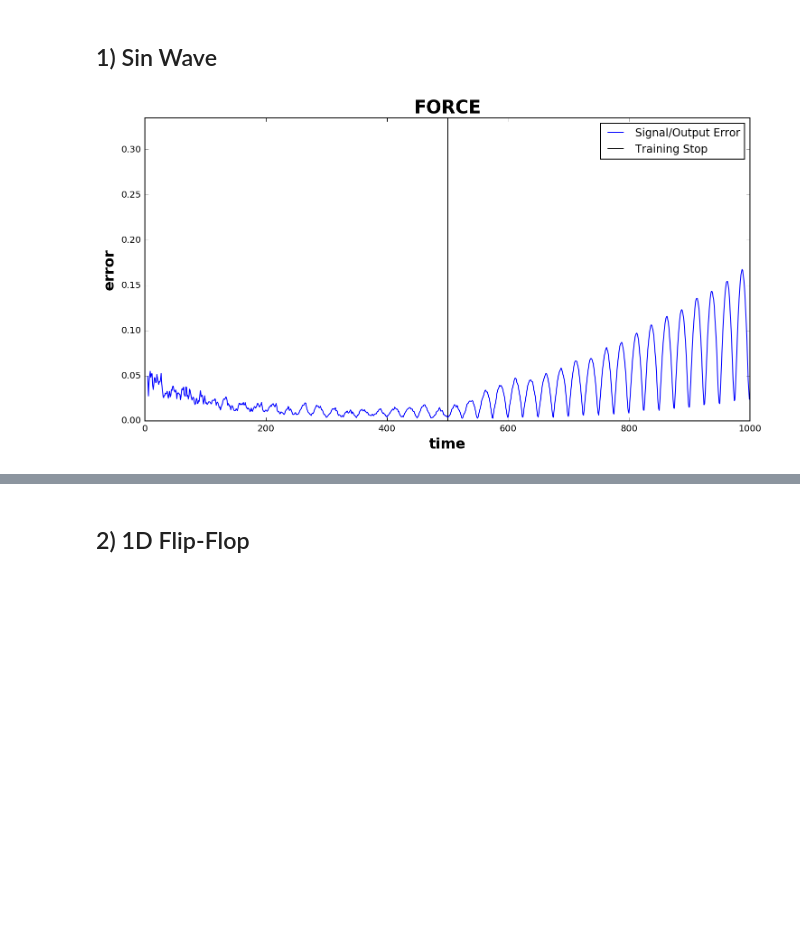
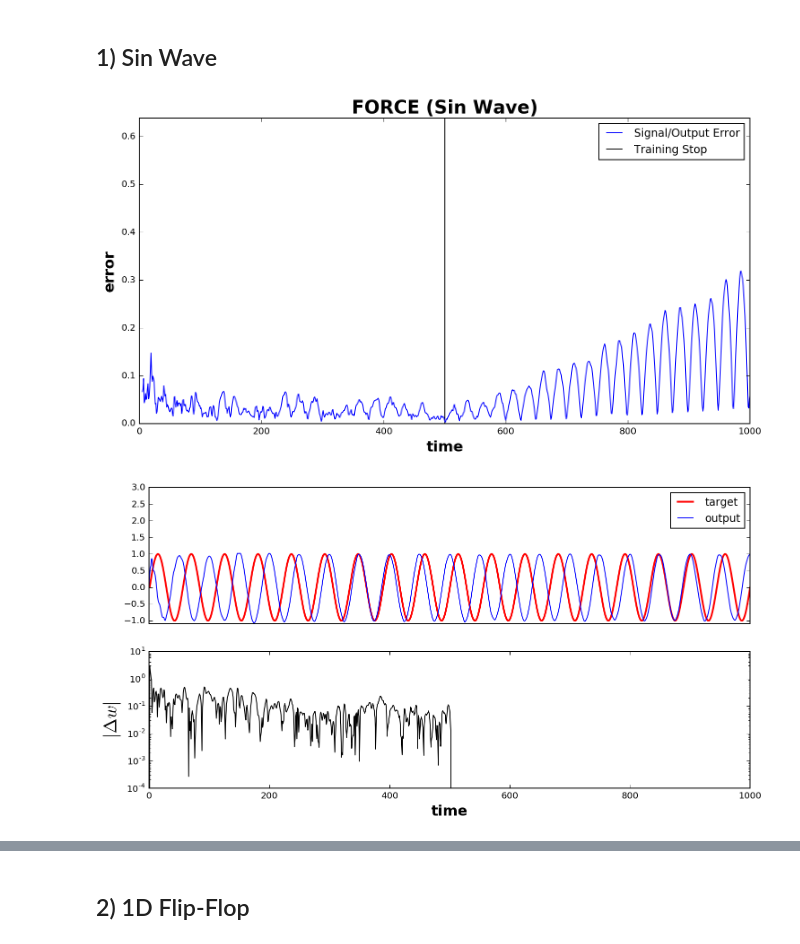
Before and after one commit to avicennax/jedi, a Jupyter notebook: notebooks/Stability.ipynb, the cells around one changed output, grey strips where cells are left out. Saved outputs shown, nothing was run; the diff lists cells and outputs as text; code cells hidden in the pictures; blank space fills up the shorter version.

```diff
--- a/notebooks/Stability.ipynb
+++ b/notebooks/Stability.ipynb
@@ -100,13 +104,13 @@ lr = 1.0     # learning rate
 errors = []
 
 for seed in seeds:
-    J, _, _, x0, u, w = set_simulation_parameters(seed, N, 1)
+    J, _, wi, x0, u, w = set_simulation_parameters(seed, N, 1)
 
     # inp & z are dummy variables
-    def model(t0, x, tanh_x, w, inp, z):
-        return -x + g * dot(J, tanh_x) + dot(w, tanh_x) * u
+    def model(t0, x, tanh_x, _, inp, z):
+        return -x + g * dot(J, tanh_x) + dot(wi, z) * u
 
-    x,t,z,_,_ = jedi.force(target, model, lr, dt, tmax, tstop, x0, w)
+    x,t,z,_,wu,_ = jedi.force(target, model, lr, dt, tmax, tstop, x0, w)
 
     error = np.abs(z-target(t))
     errors.append(error)
@@ -114,8 +118,10 @@ for seed in seeds:
 errors = np.array(errors)
 # %%
 mean_signal_error(errors, t, tstop, title= "FORCE (Sin Wave)", burn_in=5)
+error_signal_plot(t, z, wu, targets, offset=1)
 # %% [output]
-[figure, old version]
+[figure, new version]
+[figure, added]
 # %%
 # simulation parameters for DFORCE
 lr = .4
```
Also changed, not shown: parts of 39 cells of this notebook, 1 other file.
